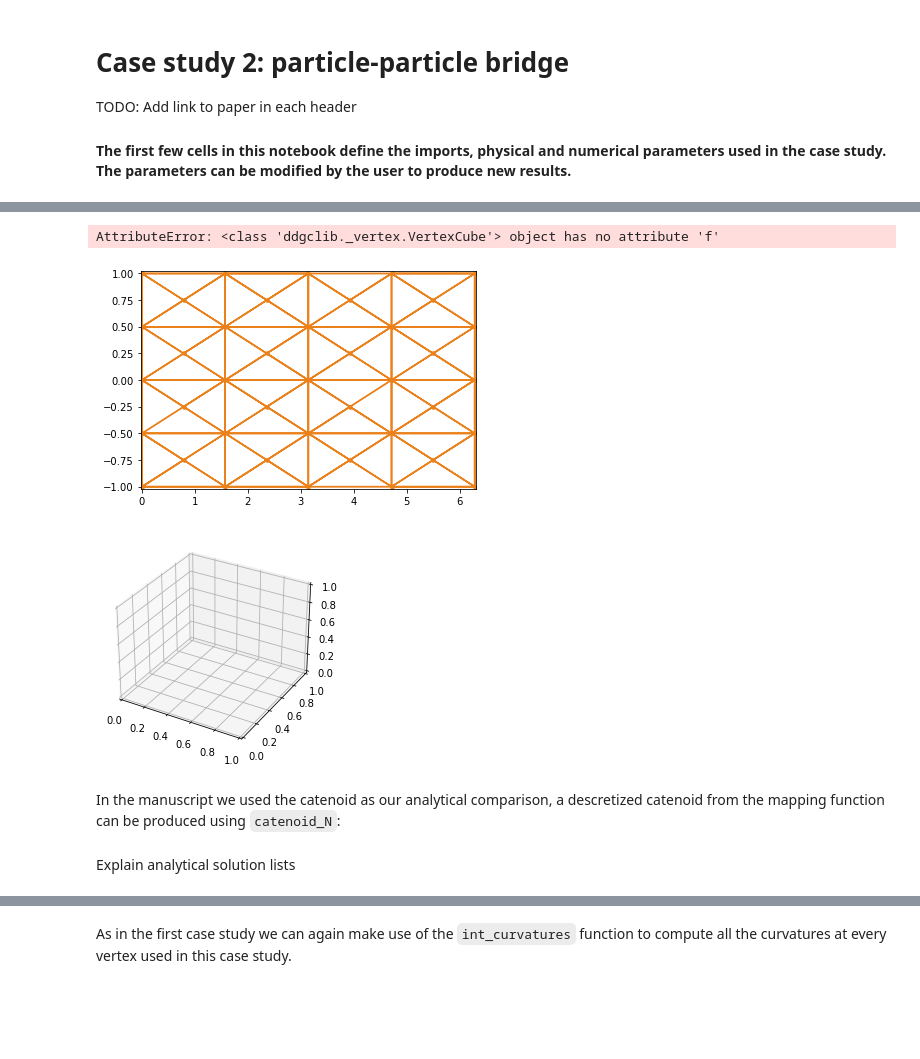
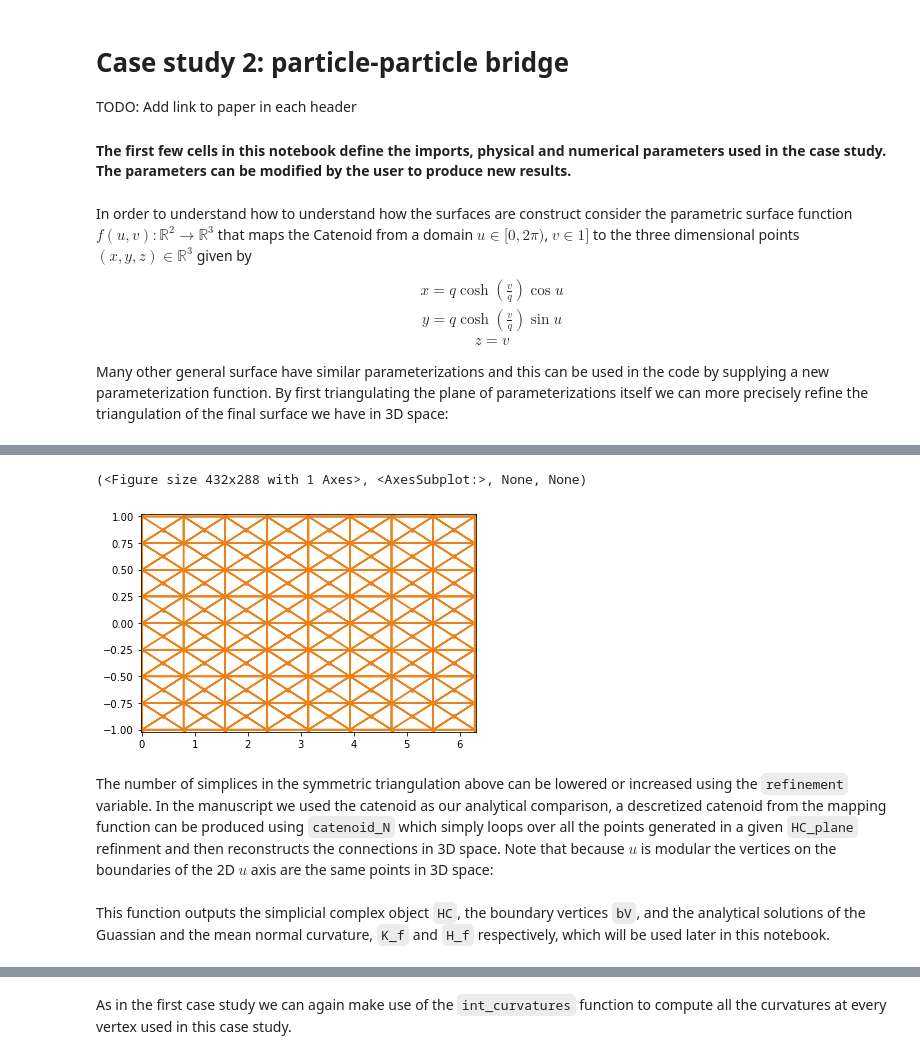
Before and after one commit to Leibniz-IWT/ddgclib, a Jupyter notebook: tutorials/Case study 2 particle-particle bridge.ipynb, the cells around one changed output, grey strips where cells are left out. Drawn from its saved outputs; the diff is of its cells as text; code cells hidden in the pictures; blank space fills up the shorter version.

Commit message:
Update manuscript figures

```diff
--- a/tutorials/Case study 2 particle-particle bridge.ipynb
+++ b/tutorials/Case study 2 particle-particle bridge.ipynb
@@ -41,6 +44,15 @@ g = 9.81  # m/s2
 r = 1
 theta_p = 20 * np.pi/180.0  # rad, three phase contact angle
 refinement=3  # NOTE: 2 is the minimum refinement needed for the complex to be manifold
+# %% [markdown]
+In order to understand how to understand how the surfaces are construct consider the parametric surface function $f(u, v): \mathbb{R}^2 \rightarrow \mathbb{R}^3 $ that maps the Catenoid from a domain $u \in [0, 2\pi)$, $v \in 1]$ to the three dimensional points $(x, y, z) \in \mathbb{R}^3$ given by
+\begin{gathered}
+x=q \cosh \left(\frac{v}{q}\right) \cos u \\
+y=q \cosh \left(\frac{v}{q}\right) \sin u \\
+z=v
+\end{gathered}
+
+Many other general surface have similar parameterizations and this can be used in the code by supplying a new parameterization function. By first triangulating the plane of parameterizations itself we can more precisely refine the triangulation of the final surface we have in 3D space:
 # %%
 # TODO: Explain plane projection
 # Explain how to project to other surfaces
@@ -50,10 +62,9 @@ domain = [(0.0, 2 * np.pi),  # u
               ]
 HC_plane = Complex(2, domain)
 HC_plane.triangulate()
-#refinement = 2
 for i in range(refinement):
     HC_plane.refine_all()
 
-HC_plane.plot_complex()
+HC_plane.plot_complex(surface_plot=False, surface_field_plot=False)
 # %% [output]
 WARNING:root:Warning, no associated scalar field found. Not plotting contour_plot.
@@ -61,6 +71,5 @@ WARNING:root:Warning, no associated scalar field found. Not plotting surface fie
-AttributeError: <class 'ddgclib._vertex.VertexCube'> object has no attribute 'f'
+(<Figure size 432x288 with 1 Axes>, <AxesSubplot:>, None, None)
-[figure, old version]
+[figure, new version]
-[figure, removed]
 # %% [markdown]
-In the manuscript we used the catenoid as our analytical comparison, a descretized catenoid from the mapping function can be produced using `catenoid_N`:
+The number of simplices in the symmetric triangulation above can be lowered or increased using the `refinement` variable. In the manuscript we used the catenoid as our analytical comparison, a descretized catenoid from the mapping function can be produced using `catenoid_N` which simply loops over all the points generated in a given `HC_plane` refinment and then reconstructs the connections in 3D space. Note that because $u$ is modular the vertices on the boundaries of the 2D $u$ axis are the same points in 3D space:
 # %%
@@ -72,2 +80,2 @@ HC, bV, K_f, H_f, neck_verts, neck_sols = catenoid_N(r, theta_p, gamma, abc, N=N
 # %% [markdown]
-Explain analytical solution lists
+This function outputs the simplicial complex object `HC`, the boundary vertices `bV`, and the analytical solutions of the Guassian and the mean normal curvature, `K_f` and `H_f` respectively, which will be used later in this notebook.
```
Also changed, not shown: parts of 12 cells of this notebook, 7 other files.
